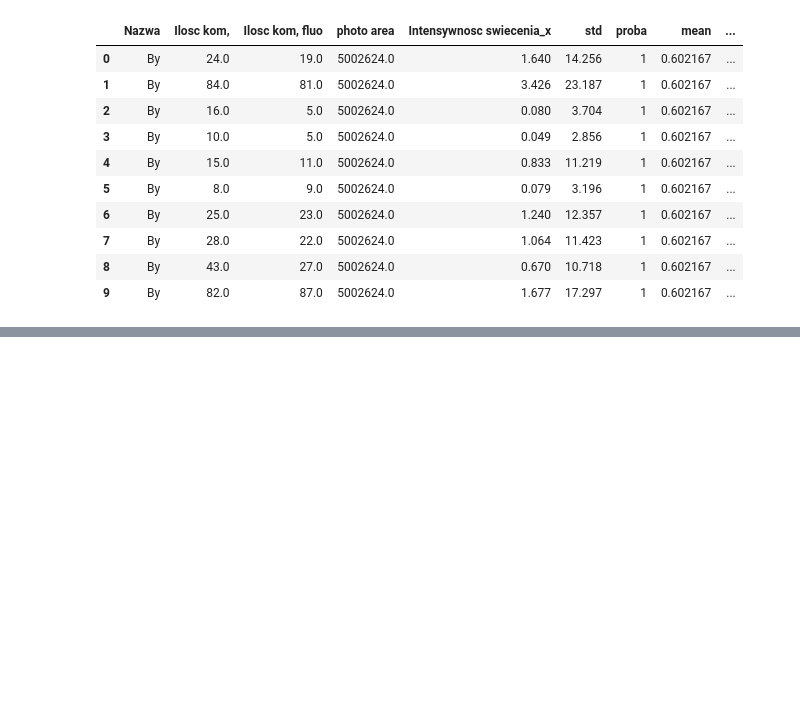
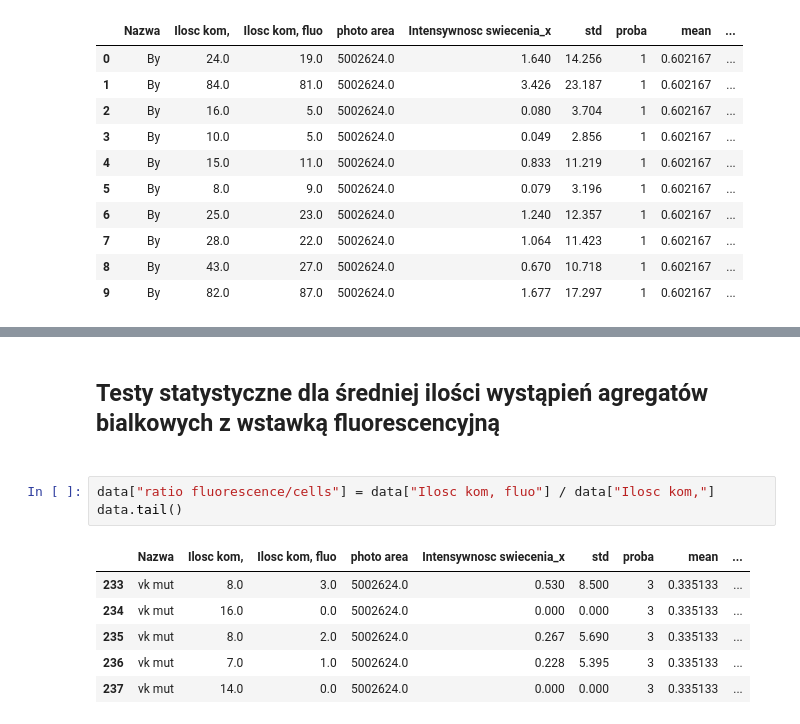
Before and after one commit to MPTG/Master_thesis_statistic, a Jupyter notebook: main.ipynb, the cells around one changed output, grey strips where cells are left out. Cells and saved outputs as stored; diff of their text form; blank space fills up the shorter version.

```diff
--- a/main.ipynb
+++ b/main.ipynb
@@ -139,0 +158,12 @@ Brak istotnych różnic między grupami.
+# %% [markdown]
+<h2> Testy statystyczne dla średniej ilości wystąpień agregatów bialkowych z wstawką fluorescencyjną <h2>
+# %%
+data["ratio fluorescence/cells"] = data["Ilosc kom, fluo"] / data["Ilosc kom,"]
+data.tail()
+# %% [output]
+|  | Nazwa | Ilosc kom, | Ilosc kom, fluo | photo area | Intensywnosc swiecenia_x | std | proba | mean | ... |
+| 233 | vk mut | 8.0 | 3.0 | 5002624.0 | 0.530 | 8.500 | 3 | 0.335133 | ... |
+| 234 | vk mut | 16.0 | 0.0 | 5002624.0 | 0.000 | 0.000 | 3 | 0.335133 | ... |
+| 235 | vk mut | 8.0 | 2.0 | 5002624.0 | 0.267 | 5.690 | 3 | 0.335133 | ... |
+| 236 | vk mut | 7.0 | 1.0 | 5002624.0 | 0.228 | 5.395 | 3 | 0.335133 | ... |
+| 237 | vk mut | 14.0 | 0.0 | 5002624.0 | 0.000 | 0.000 | 3 | 0.335133 | ... |
```
Also changed, not shown: parts of 4 cells of this notebook.
